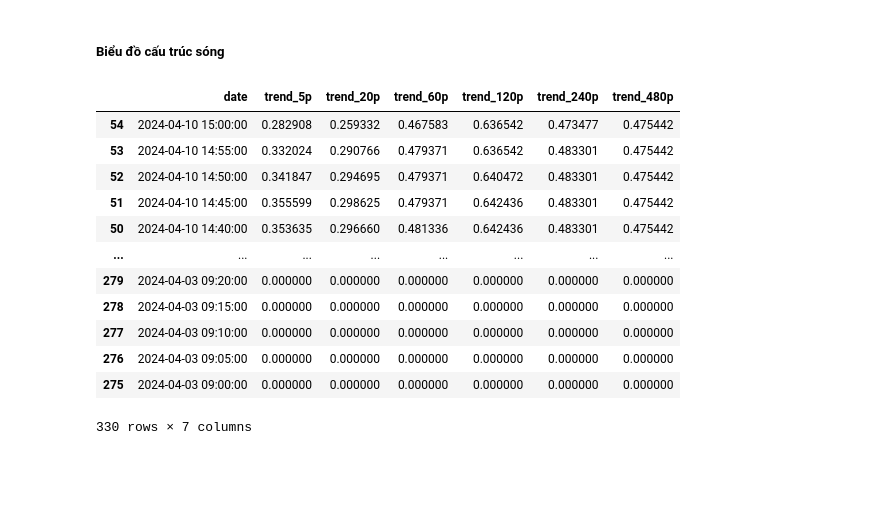
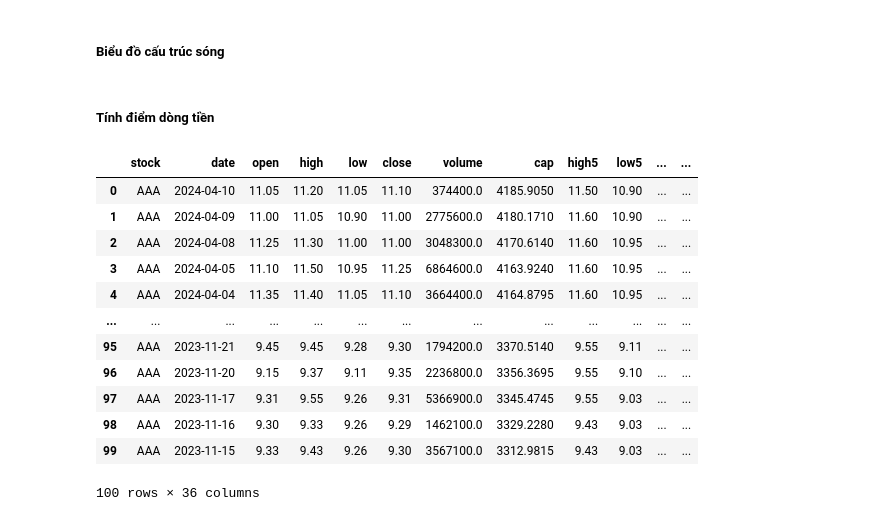
Before and after one commit to twan507/py_code, a Jupyter notebook: new_t2m_python.ipynb, the cells around one changed output. Cells and saved outputs as stored; diff of their text form; code cells hidden in the pictures; blank space fills up the shorter version.

```diff
--- a/new_t2m_python.ipynb
+++ b/new_t2m_python.ipynb
@@ -66,9 +66,9 @@ for df in index_td_nn_dict.values():
 #Tạo một date_series bao gồm khoảng ngày tính toán eod
 date_series = pd.DataFrame(eod_index_dict['VNINDEX']['date']).rename(columns={0:'date'})
 
-#Tạo một time_series bao gồm khoảng ngày tính toán itd
+#Tạo một time_series bao gồm khoảng ngày tính toán itd (tính thừa 1 ngày để trừ dần đi)
 time_series_list = []
-for day in date_series['date'].iloc[:6].tolist():
+for day in date_series['date'].iloc[:7].tolist():
     time_series_list.extend(pd.date_range(start=f'{day} 09:00:00', end=f'{day} 11:25:00', freq='5T'))
     time_series_list.extend(pd.date_range(start=f'{day} 13:00:00', end=f'{day} 15:00:00', freq='5T'))
 time_series = pd.DataFrame(time_series_list).rename(columns={0:'date'})
@@ -99,14 +99,16 @@ for item, df in itd_item_dict.items():
         }).reset_index(drop=True)
 
     df['date'] = pd.to_datetime(df['date'].astype(str), format='%y%m%d %H%M%S')
+
+    #Chuẩn hoá khung thời gian của itd
     df = time_series.merge(df, on='date', how='left').sort_values('date', ascending=False)
     df[['stock','open','high','low','close']] = df[['stock','open','high','low','close']].fillna(method='bfill')
     df['volume'] = df['volume'].fillna(0)
-    df = df.loc[df['date'] > date_series['date'].iloc[4]].reset_index(drop=True)
+    df = df.loc[df['date'] > date_series['date'].iloc[5]].reset_index(drop=True)
 
     #Xoá những giá trị bị fill quá thời gian hiện tại:
     df.loc[df['date'] > current_time, ['open','high','low','close']] = None
-    df = df.dropna()
+    df = df.dropna().reset_index(drop=True)
 
     itd_item_dict[item] = df
 
@@ -149,0 +183,3 @@ for df in eod_stock_dict.values():
+# %%
+df = itd_stock_dict['AAA']
+df[df['date'] < date_series['date'].iloc[4]]['volume'].reset_index(drop=True)
@@ -317,16 +356,0 @@ itd_all_stock_ms = transform_ms(itd_all_stock, 'itd')
-# %%
-itd_all_stock_ms['all_stock']
-# %% [output]
-|  | date | trend_5p | trend_20p | trend_60p | trend_120p | trend_240p | trend_480p |
-| 54 | 2024-04-10 15:00:00 | 0.282908 | 0.259332 | 0.467583 | 0.636542 | 0.473477 | 0.475442 |
-| 53 | 2024-04-10 14:55:00 | 0.332024 | 0.290766 | 0.479371 | 0.636542 | 0.483301 | 0.475442 |
-| 52 | 2024-04-10 14:50:00 | 0.341847 | 0.294695 | 0.479371 | 0.640472 | 0.483301 | 0.475442 |
-| 51 | 2024-04-10 14:45:00 | 0.355599 | 0.298625 | 0.479371 | 0.642436 | 0.483301 | 0.475442 |
-| 50 | 2024-04-10 14:40:00 | 0.353635 | 0.296660 | 0.481336 | 0.642436 | 0.483301 | 0.475442 |
-| ... | ... | ... | ... | ... | ... | ... | ... |
-| 279 | 2024-04-03 09:20:00 | 0.000000 | 0.000000 | 0.000000 | 0.000000 | 0.000000 | 0.000000 |
-| 278 | 2024-04-03 09:15:00 | 0.000000 | 0.000000 | 0.000000 | 0.000000 | 0.000000 | 0.000000 |
-| 277 | 2024-04-03 09:10:00 | 0.000000 | 0.000000 | 0.000000 | 0.000000 | 0.000000 | 0.000000 |
-| 276 | 2024-04-03 09:05:00 | 0.000000 | 0.000000 | 0.000000 | 0.000000 | 0.000000 | 0.000000 |
-| 275 | 2024-04-03 09:00:00 | 0.000000 | 0.000000 | 0.000000 | 0.000000 | 0.000000 | 0.000000 |
-330 rows × 7 columns
@@ -332,0 +362,4 @@ itd_all_stock_ms['all_stock']
+# %% [markdown]
+##### Tính điểm dòng tiền
+# %%
+eod_stock_dict = {k: v.iloc[:100].reset_index(drop=True) for k, v in eod_stock_dict.items()}
@@ -332,0 +378,16 @@ itd_all_stock_ms['all_stock']
+# %%
+eod_stock_dict['AAA']
+# %% [output]
+|  | stock | date | open | high | low | close | volume | cap | high5 | low5 | ... | ... |
+| 0 | AAA | 2024-04-10 | 11.05 | 11.20 | 11.05 | 11.10 | 374400.0 | 4185.9050 | 11.50 | 10.90 | ... | ... |
+| 1 | AAA | 2024-04-09 | 11.00 | 11.05 | 10.90 | 11.00 | 2775600.0 | 4180.1710 | 11.60 | 10.90 | ... | ... |
+| 2 | AAA | 2024-04-08 | 11.25 | 11.30 | 11.00 | 11.00 | 3048300.0 | 4170.6140 | 11.60 | 10.95 | ... | ... |
+| 3 | AAA | 2024-04-05 | 11.10 | 11.50 | 10.95 | 11.25 | 6864600.0 | 4163.9240 | 11.60 | 10.95 | ... | ... |
+| 4 | AAA | 2024-04-04 | 11.35 | 11.40 | 11.05 | 11.10 | 3664400.0 | 4164.8795 | 11.60 | 10.95 | ... | ... |
+| ... | ... | ... | ... | ... | ... | ... | ... | ... | ... | ... | ... | ... |
+| 95 | AAA | 2023-11-21 | 9.45 | 9.45 | 9.28 | 9.30 | 1794200.0 | 3370.5140 | 9.55 | 9.11 | ... | ... |
+| 96 | AAA | 2023-11-20 | 9.15 | 9.37 | 9.11 | 9.35 | 2236800.0 | 3356.3695 | 9.55 | 9.10 | ... | ... |
+| 97 | AAA | 2023-11-17 | 9.31 | 9.55 | 9.26 | 9.31 | 5366900.0 | 3345.4745 | 9.55 | 9.03 | ... | ... |
+| 98 | AAA | 2023-11-16 | 9.30 | 9.33 | 9.26 | 9.29 | 1462100.0 | 3329.2280 | 9.43 | 9.03 | ... | ... |
+| 99 | AAA | 2023-11-15 | 9.33 | 9.43 | 9.26 | 9.30 | 3567100.0 | 3312.9815 | 9.43 | 9.03 | ... | ... |
+100 rows × 36 columns
```
Also changed, not shown: parts of 9 cells of this notebook.
